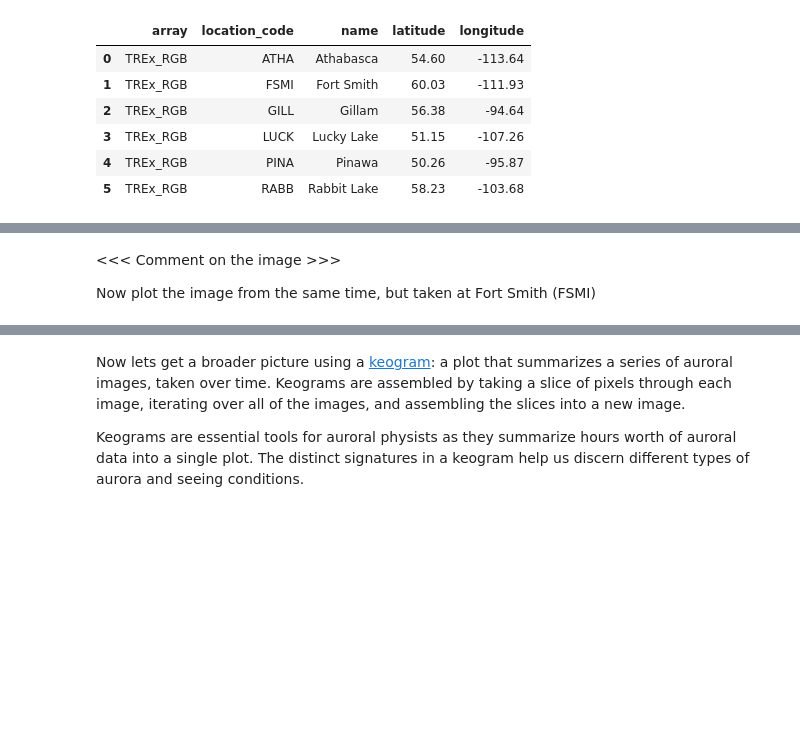
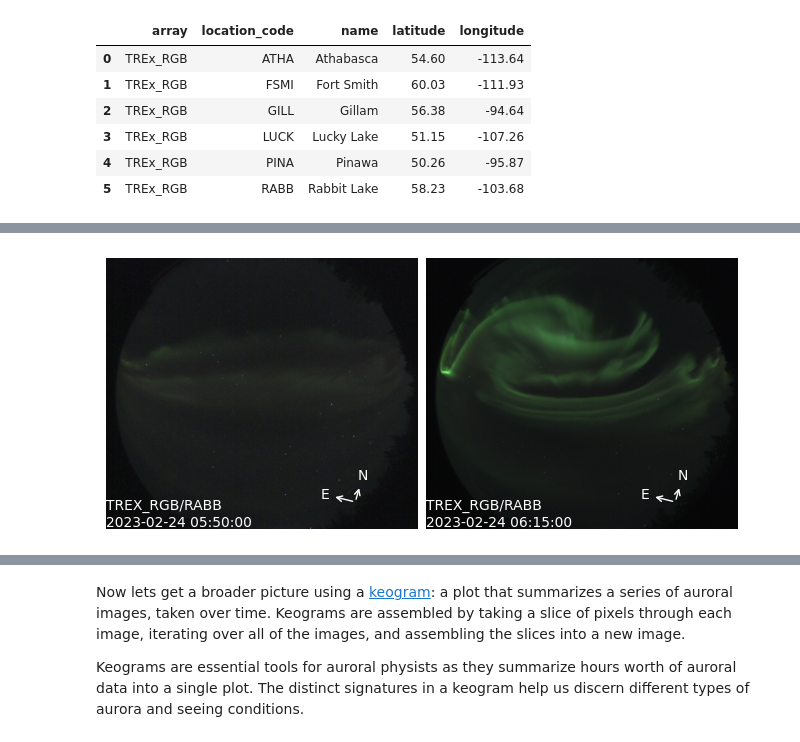
Before and after one commit to kylermurphy/DASP_2024, a Jupyter notebook: 2024_dasp_asilib.ipynb, the cells around one changed output, grey strips where cells are left out. Drawn from its saved outputs; the diff is of its cells as text; code cells hidden in the pictures; blank space fills up the shorter version.

```diff
--- a/2024_dasp_asilib.ipynb
+++ b/2024_dasp_asilib.ipynb
@@ -74,5 +76,13 @@ plt.axis('off');
 [figure]
-# %% [markdown]
-<<< Comment on the image >>>
-
-Now plot the image from the same time, but taken at Fort Smith (FSMI)
+# %%
+rabb_asi1 = asilib.asi.trex_rgb('RABB', time='2023-02-24T05:50')
+rabb_asi2 = asilib.asi.trex_rgb('RABB', time='2023-02-24T06:15')
+
+fig, ax = plt.subplots(1, 2, layout="constrained")
+rabb_asi1.plot_fisheye(ax=ax[0])
+rabb_asi2.plot_fisheye(ax=ax[1])
+
+for ax_i in ax:
+  ax_i.axis('off');
+# %% [output]
+[figure, added]
```
Also changed, not shown: parts of 12 cells of this notebook.
